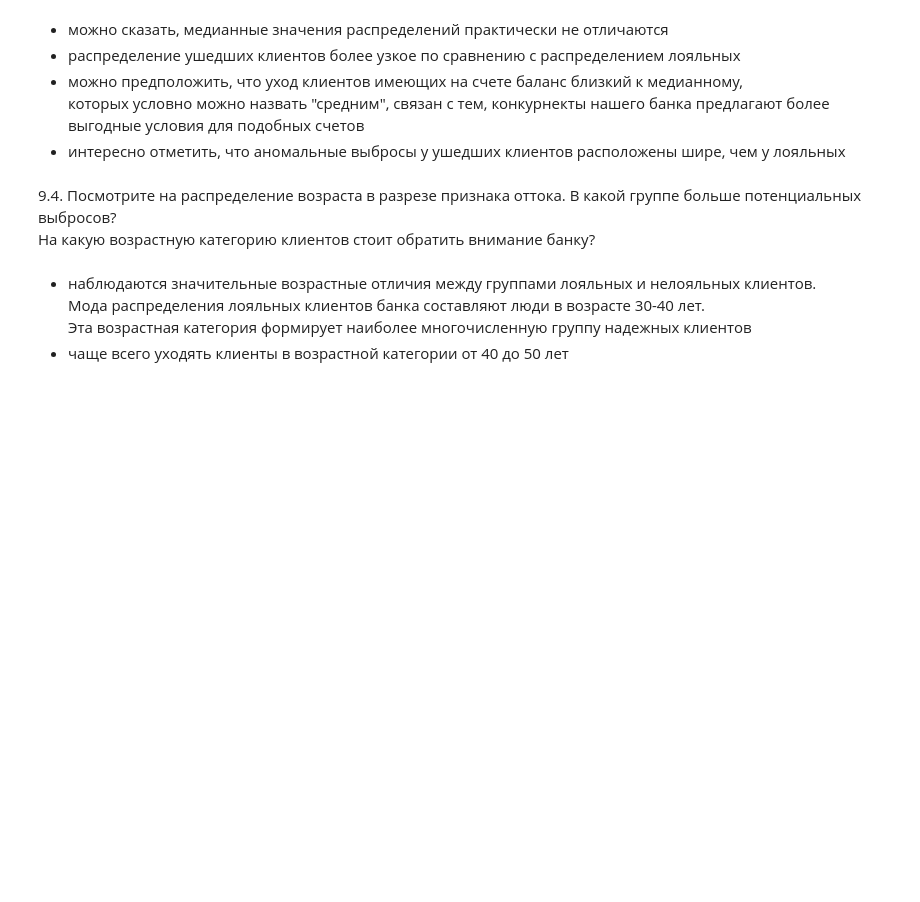
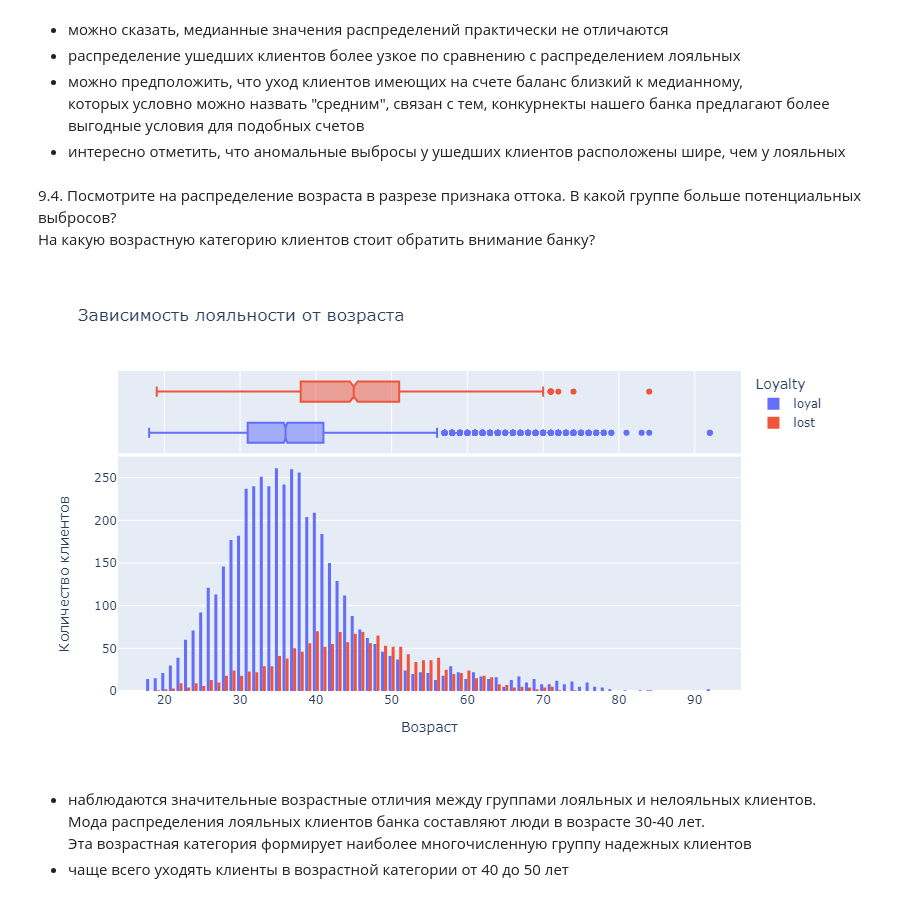
Before and after one commit to KonstantinMedvedev1996/skillfactory_ML_course, a Jupyter notebook: task_1/churn_visualization.ipynb, the cells around one changed output. Saved outputs shown, nothing was run; the diff lists cells and outputs as text; code cells hidden in the pictures; blank space fills up the shorter version.

```diff
--- a/task_1/churn_visualization.ipynb
+++ b/task_1/churn_visualization.ipynb
@@ -85,19 +89,21 @@ fig.write_image('data/loyalty_balance.png')
 # %%
 fig = px.histogram(clients_above_2500_loaylty,
                    x='Age',
                    title='Зависимость лояльности от возраста',
                    color='Loyalty',
                    barmode='group',
                    marginal='box',
                    nbins=100,
-                   width=647,
-                   height=400
+                   width=800,
+                   height=500
 )
 fig.layout.yaxis.title.text = 'Количество клиентов'
 fig.layout.xaxis.title.text = 'Возраст'
 # fig.layout.legend.title = None
-fig.write_image('data/loyalty_age.png')
-fig.show()
+# fig.write_image('data/loyalty_age.png')
+fig.show('png')
+# %% [output]
+[figure, added]
 # %% [markdown]
 - наблюдаются значительные возрастные отличия между группами лояльных и нелояльных клиентов. \
  Мода распределения лояльных клиентов банка составляют люди в возрасте 30-40 лет. \
```
Also changed, not shown: parts of 3 cells of this notebook.
